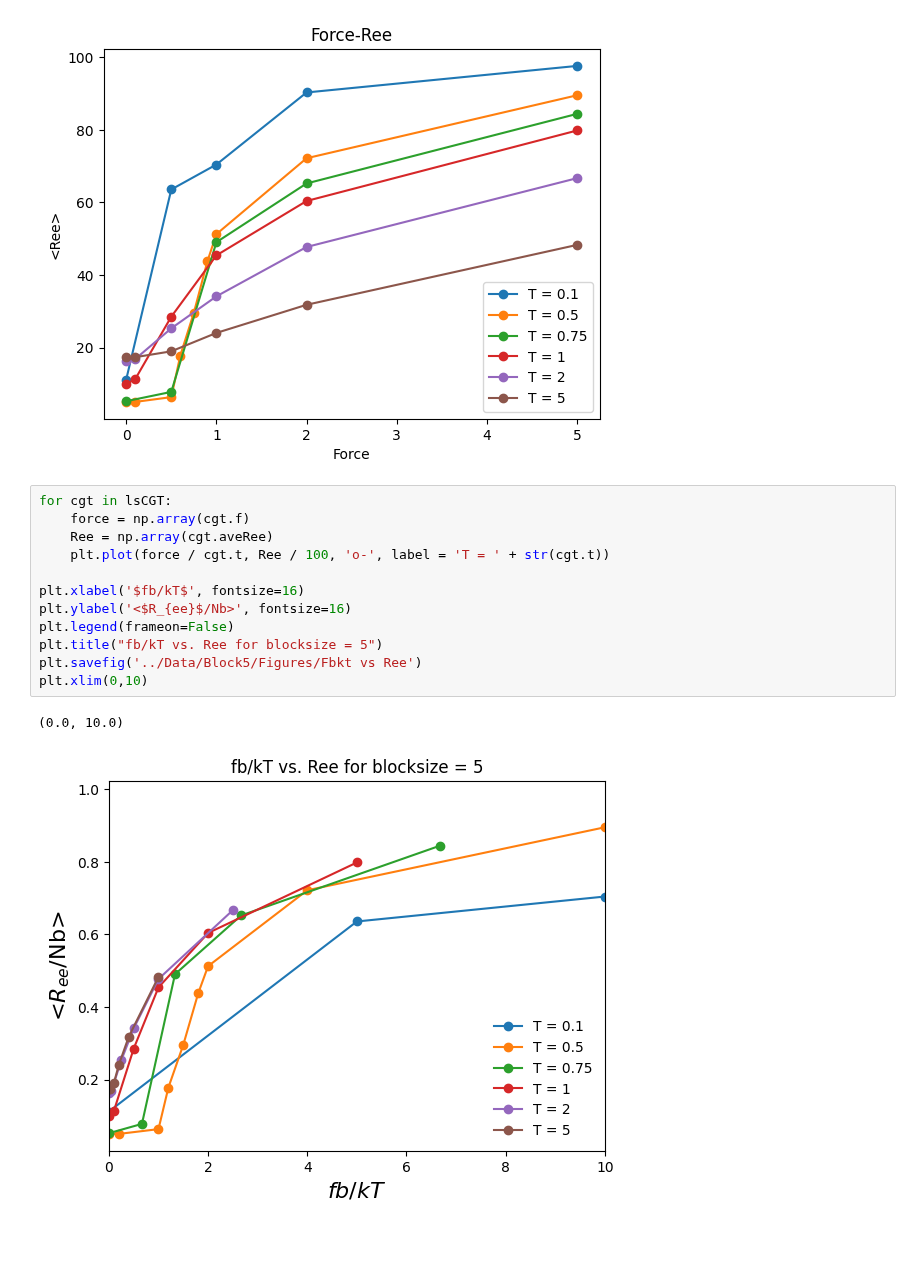
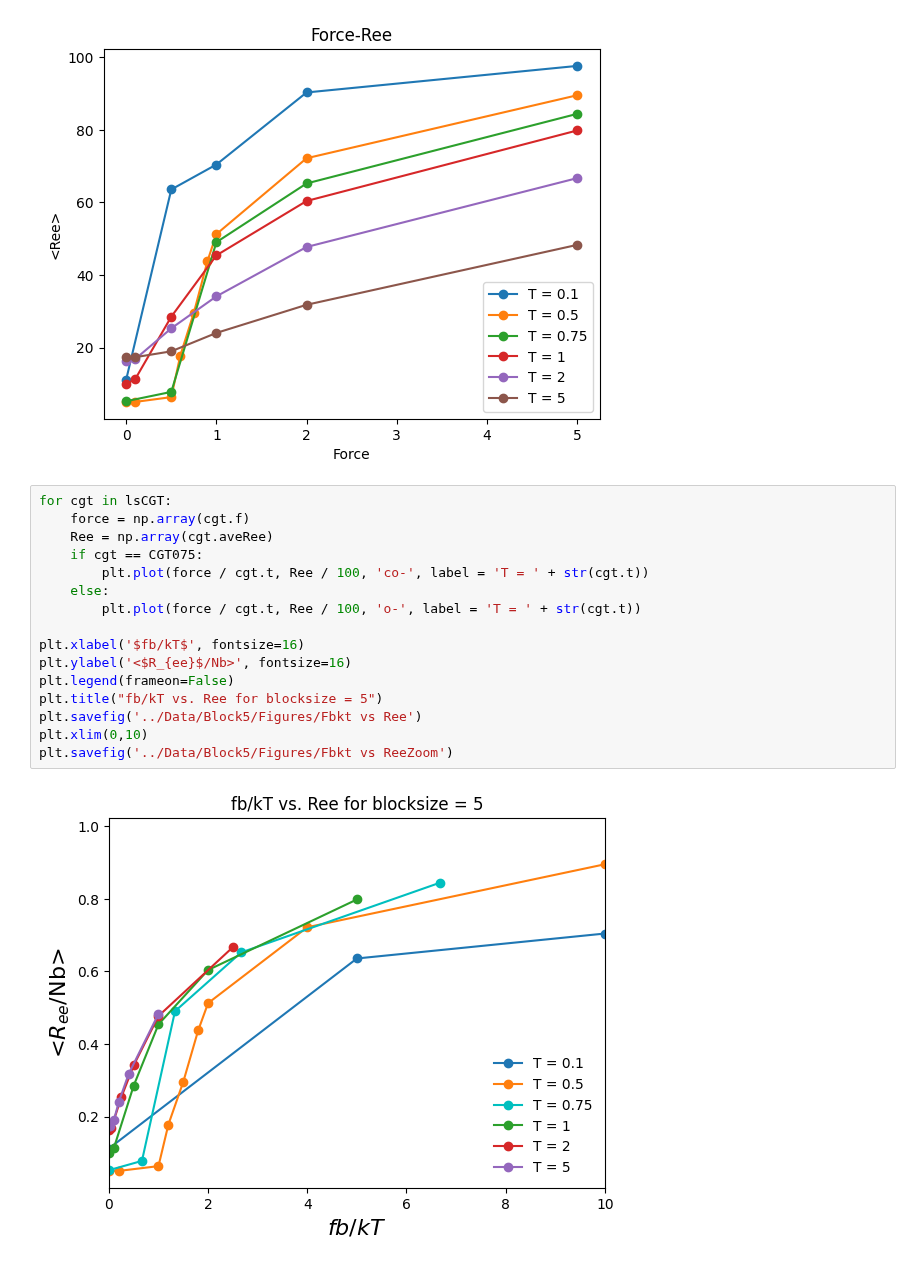
Before and after one commit to VagrantHyp/Code, a Jupyter notebook: Block5.ipynb, the cells around one changed output. Saved outputs shown, nothing was run; the diff lists cells and outputs as text; blank space fills up the shorter version.

```diff
--- a/Block5.ipynb
+++ b/Block5.ipynb
@@ -257,15 +255,18 @@ plt.savefig('../Data/Block5/Figures/FvsRee')
 # %%
 for cgt in lsCGT:
     force = np.array(cgt.f)
     Ree = np.array(cgt.aveRee)
-    plt.plot(force / cgt.t, Ree / 100, 'o-', label = 'T = ' + str(cgt.t))
+    if cgt == CGT075:
+        plt.plot(force / cgt.t, Ree / 100, 'co-', label = 'T = ' + str(cgt.t))
+    else:
+        plt.plot(force / cgt.t, Ree / 100, 'o-', label = 'T = ' + str(cgt.t))
 
 plt.xlabel('$fb/kT$', fontsize=16)
 plt.ylabel('<$R_{ee}$/Nb>', fontsize=16)
 plt.legend(frameon=False)
 plt.title("fb/kT vs. Ree for blocksize = 5")
 plt.savefig('../Data/Block5/Figures/Fbkt vs Ree')
 plt.xlim(0,10)
+plt.savefig('../Data/Block5/Figures/Fbkt vs ReeZoom')
 # %% [output]
-(0.0, 10.0)
-[figure, old version]
+[figure, new version]
```
Also changed, not shown: parts of 1 cell of this notebook, 2 other files.
